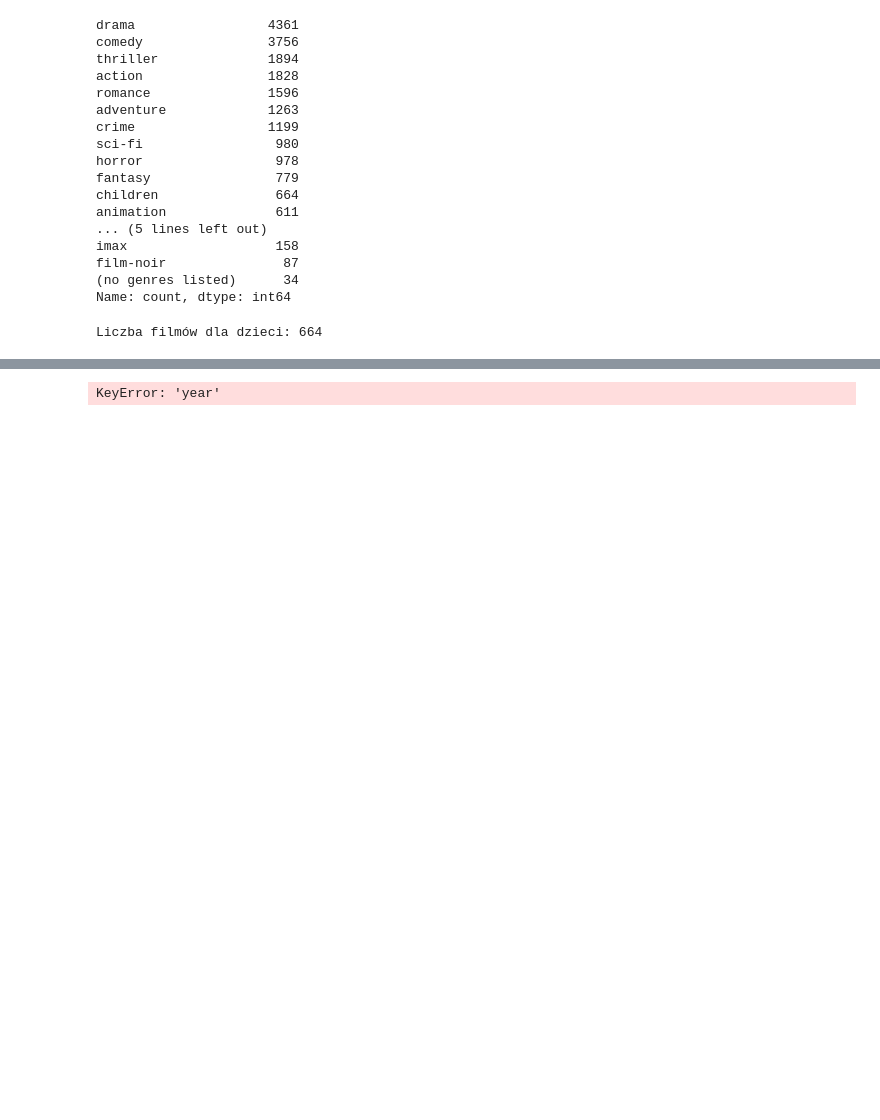
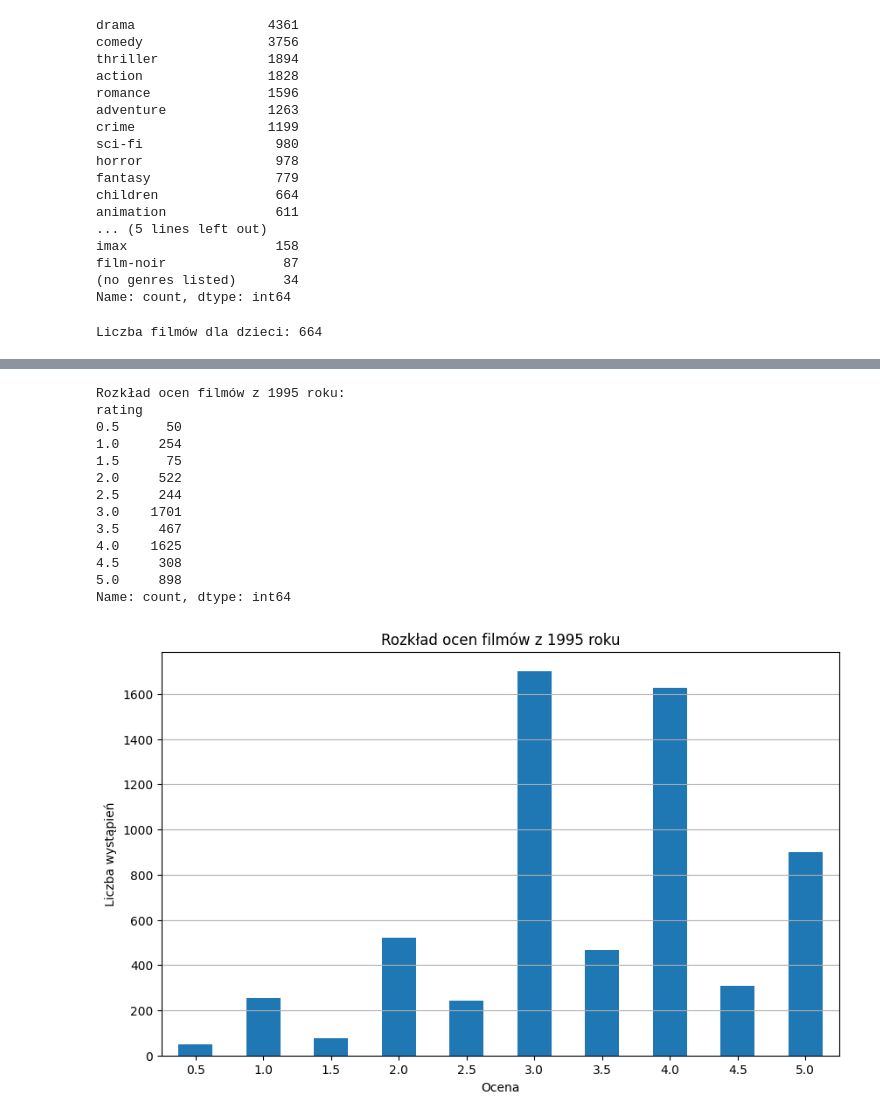
Before and after one commit to UEPP40/PUM, a Jupyter notebook: Systemy_rekomendacyjne.ipynb, the cells around one changed output, grey strips where cells are left out. Drawn from its saved outputs; the diff is of its cells as text; code cells hidden in the pictures; blank space fills up the shorter version.

```diff
--- a/Systemy_rekomendacyjne.ipynb
+++ b/Systemy_rekomendacyjne.ipynb
@@ -410,3 +286,6 @@ Test time         1.84    2.01    4.09    3.63    5.33    3.38    1.31
+# %%
+movies['genres'] = movies['genres'].str.lower()
+movies['year'] = movies['title'].str.extract(r'\((\d{4})\)', expand=False)
 # %%
 genre_lists = list(movies['genres'].apply(lambda x: x.lower().split('|')))
 genre_list = []
@@ -443,3 +320,7 @@ children_movies_count = movies[movies['genres'].str.contains('children')].shape[
 print("Liczba filmów dla dzieci:", children_movies_count)
 # %% [output]
 Liczba filmów dla dzieci: 664
+# %%
+from datetime import datetime
+
+ratings['rating_year'] = pd.to_datetime(ratings['timestamp'], unit='s').dt.year
@@ -446,8 +335,32 @@ Liczba filmów dla dzieci: 664
 # %%
-ratings_1995 = ratings.merge(movies, on='movieId', how='inner')
-ratings_1995 = ratings_1995[ratings_1995['year'] == 1995]
+import matplotlib.pyplot as plt
+ratings_join = ratings.merge(movies, on='movieId', how='inner')
+ratings_1995 = ratings_join[ratings_join['year'] == '1995']
 ratings_distribution_1995 = ratings_1995['rating'].value_counts().sort_index()
 print("Rozkład ocen filmów z 1995 roku:")
 print(ratings_distribution_1995)
+plt.figure(figsize=(10, 6))
+ratings_distribution_1995.plot(kind='bar')
+plt.title('Rozkład ocen filmów z 1995 roku')
+plt.xlabel('Ocena')
+plt.ylabel('Liczba wystąpień')
+plt.xticks(rotation=0)
+plt.grid(axis='y')
+
+# Wyświetlenie wykresu
+plt.show()
 # %% [output]
-KeyError: 'year'
+Rozkład ocen filmów z 1995 roku:
+rating
+0.5      50
+1.0     254
+1.5      75
+2.0     522
+2.5     244
+3.0    1701
+3.5     467
+4.0    1625
+4.5     308
+5.0     898
+Name: count, dtype: int64
+[figure, added]
```
Also changed, not shown: parts of 35 cells of this notebook.
